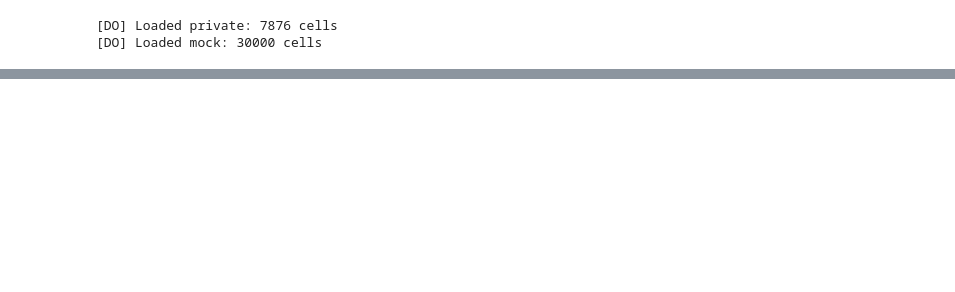
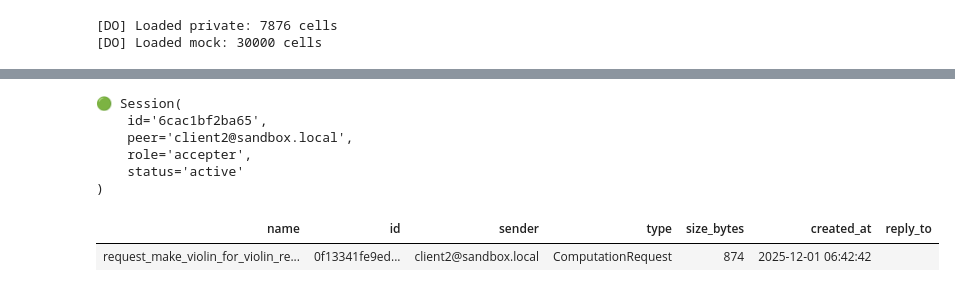
Before and after one commit to OpenMined/biovault-beaver, a Jupyter notebook: notebooks/sc_test_do.ipynb, the cells around one changed output, grey strips where cells are left out. Saved outputs shown, nothing was run; the diff lists cells and outputs as text; code cells hidden in the pictures; blank space fills up the shorter version.

```diff
--- a/notebooks/sc_test_do.ipynb
+++ b/notebooks/sc_test_do.ipynb
@@ -121,3 +154,17 @@ processed_requests = set()
+# %%
+session
+# %% [output]
+🟢 Session(
+    id='6cac1bf2ba65',
+    peer='client2@sandbox.local',
+    role='accepter',
+    status='active'
+)
+# %%
+session.inbox()
+# %% [output]
+| name | id | sender | type | size_bytes | created_at | reply_to |
+| request_make_violin_for_violin_re... | 0f13341fe9ed... | client2@sandbox.local | ComputationRequest | 874 | 2025-12-01 06:42:42 |  |
 # %%
 bv.inbox()
 # %% [output]
```
Also changed, not shown: parts of 20 cells of this notebook, 10 other files.
